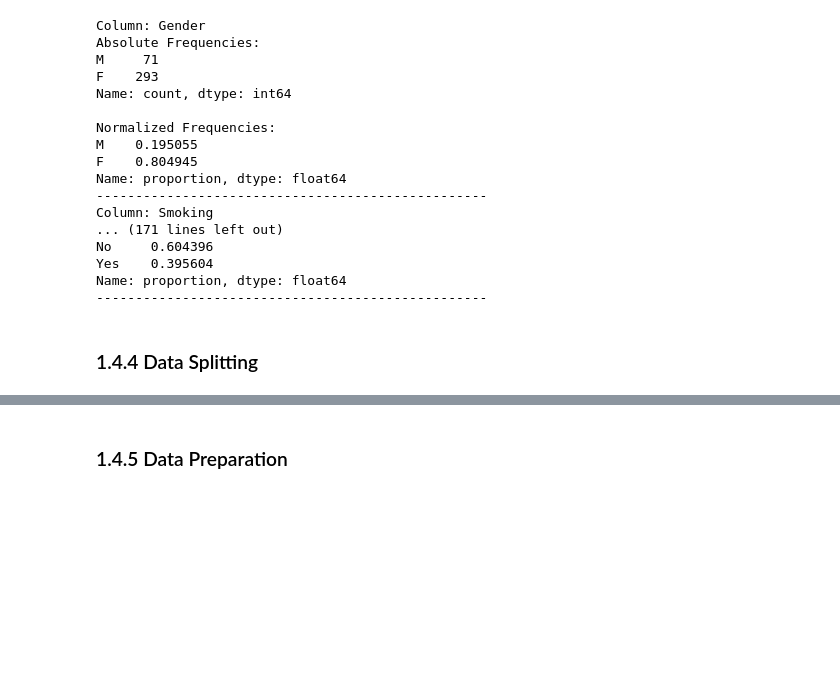
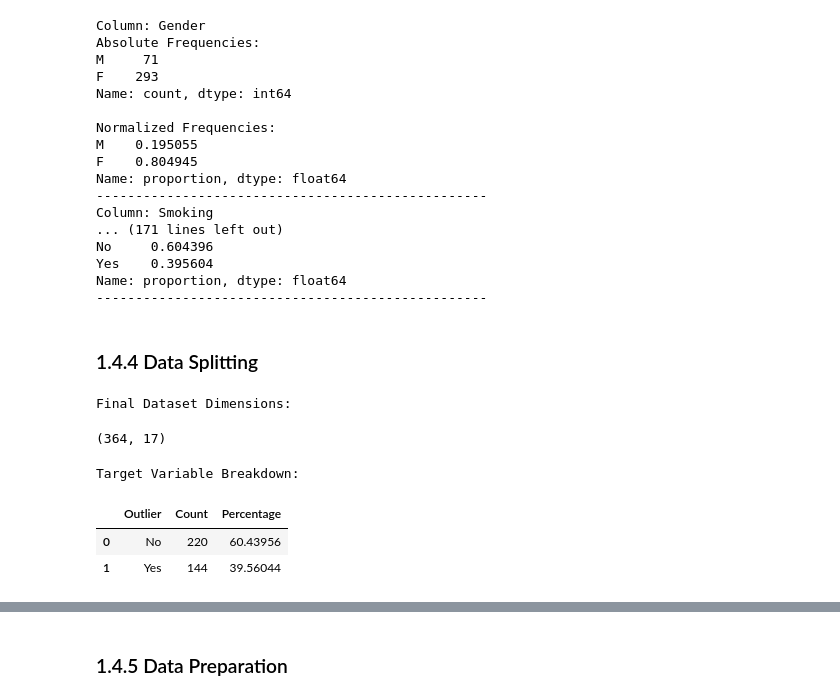
Before and after one commit to JohnPaulinePineda/Portfolio_Project_61, a Jupyter notebook: codes/DetectingAndEvaluatingAnomaliesInCategoricalDataUnderSupervisedAndUnsupervisedSettings.ipynb, the cells around one changed output, grey strips where cells are left out. Saved outputs shown, nothing was run; the diff lists cells and outputs as text; code cells hidden in the pictures; blank space fills up the shorter version.

Commit message:
Formulated the Python Notebook
Updated Data Splitting

```diff
--- a/codes/DetectingAndEvaluatingAnomaliesInCategoricalDataUnderSupervisedAndUnsupervisedSettings.ipynb
+++ b/codes/DetectingAndEvaluatingAnomaliesInCategoricalDataUnderSupervisedAndUnsupervisedSettings.ipynb
@@ -995,3 +1006,32 @@ Name: proportion, dtype: float64
 --------------------------------------------------
 # %% [markdown]
 ### 1.4.4 Data Splitting <a class="anchor" id="1.4.4"></a>
+# %%
+##################################
+# Creating a dataset copy
+# of the aggregated and encoded data
+##################################
+thyroid_cancer_presplitting = thyroid_cancer_baseline_filtered.copy()
+# %%
+##################################
+# Performing a general exploration
+# of the presplitting dataset
+##################################
+print('Final Dataset Dimensions: ')
+display(thyroid_cancer_presplitting.shape)
+# %% [output]
+Final Dataset Dimensions:
+(364, 17)
+# %%
+##################################
+# Exploring the outlier breakdown
+##################################
+print('Target Variable Breakdown: ')
+thyroid_cancer_breakdown = thyroid_cancer_presplitting.groupby('Outlier', observed=True).size().reset_index(name='Count')
+thyroid_cancer_breakdown['Percentage'] = (thyroid_cancer_breakdown['Count'] / len(thyroid_cancer_baseline)) * 100
+display(thyroid_cancer_breakdown)
+# %% [output]
+Target Variable Breakdown:
+|  | Outlier | Count | Percentage |
+| 0 | No | 220 | 60.43956 |
+| 1 | Yes | 144 | 39.56044 |
```
Also changed, not shown: parts of 10 cells of this notebook, 8 other files.
